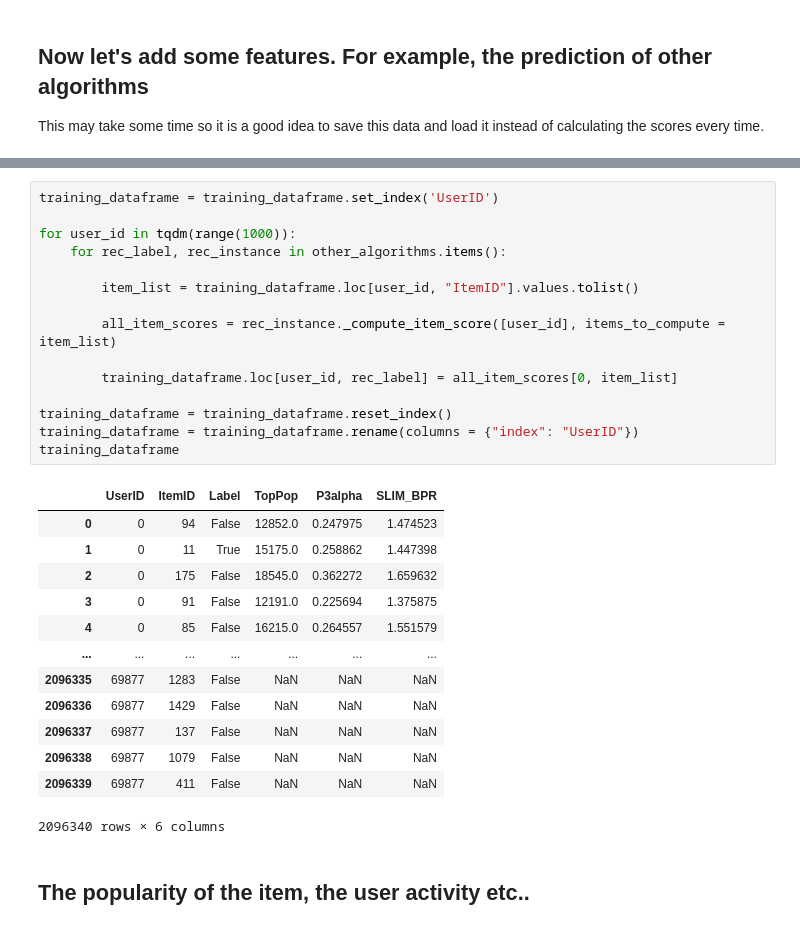
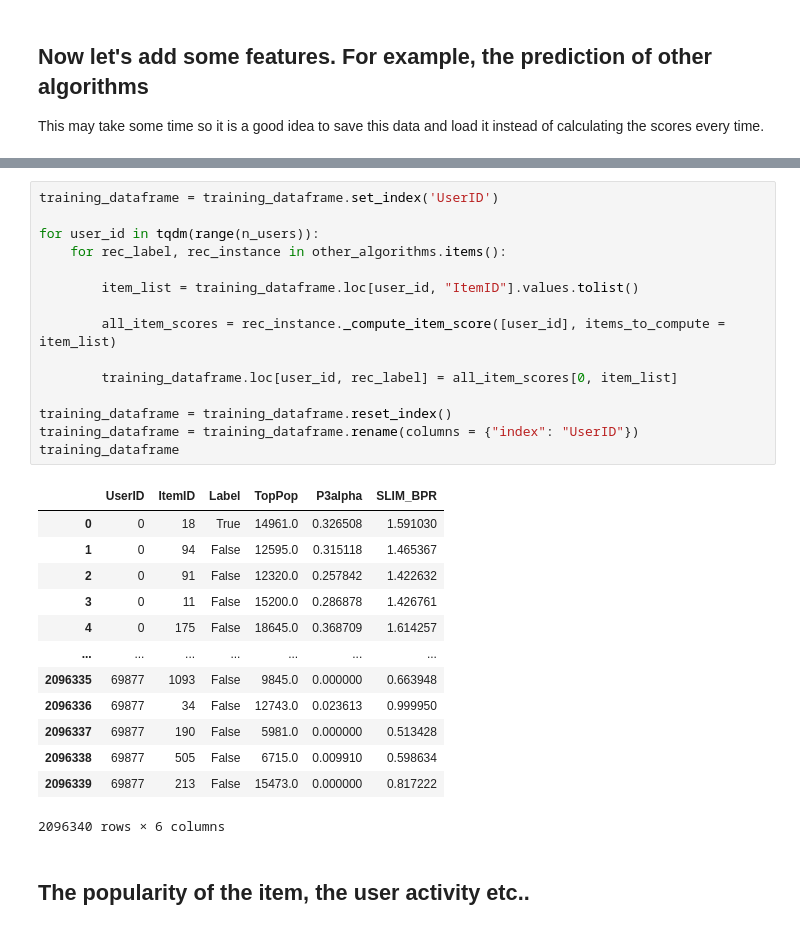
Before and after one commit to MaurizioFD/RecSys_Course_AT_PoliMi, a Jupyter notebook: Practice extra 8 - XGBoost basics.ipynb, the cells around one changed output, grey strips where cells are left out. Drawn from its saved outputs; the diff is of its cells as text.

```diff
--- a/Practice extra 8 - XGBoost basics.ipynb
+++ b/Practice extra 8 - XGBoost basics.ipynb
@@ -394,31 +394,31 @@ Deallocating Cython objects
 # %%
 training_dataframe = training_dataframe.set_index('UserID')
 
-for user_id in tqdm(range(1000)):
+for user_id in tqdm(range(n_users)):
     for rec_label, rec_instance in other_algorithms.items():
 
         item_list = training_dataframe.loc[user_id, "ItemID"].values.tolist()
 
         all_item_scores = rec_instance._compute_item_score([user_id], items_to_compute = item_list)
 
         training_dataframe.loc[user_id, rec_label] = all_item_scores[0, item_list]
 
 training_dataframe = training_dataframe.reset_index()
 training_dataframe = training_dataframe.rename(columns = {"index": "UserID"})
 training_dataframe
 # %% [output]
 |  | UserID | ItemID | Label | TopPop | P3alpha | SLIM_BPR |
-| 0 | 0 | 94 | False | 12852.0 | 0.247975 | 1.474523 |
-| 1 | 0 | 11 | True | 15175.0 | 0.258862 | 1.447398 |
-| 2 | 0 | 175 | False | 18545.0 | 0.362272 | 1.659632 |
-| 3 | 0 | 91 | False | 12191.0 | 0.225694 | 1.375875 |
-| 4 | 0 | 85 | False | 16215.0 | 0.264557 | 1.551579 |
+| 0 | 0 | 18 | True | 14961.0 | 0.326508 | 1.591030 |
+| 1 | 0 | 94 | False | 12595.0 | 0.315118 | 1.465367 |
+| 2 | 0 | 91 | False | 12320.0 | 0.257842 | 1.422632 |
+| 3 | 0 | 11 | False | 15200.0 | 0.286878 | 1.426761 |
+| 4 | 0 | 175 | False | 18645.0 | 0.368709 | 1.614257 |
 | ... | ... | ... | ... | ... | ... | ... |
-| 2096335 | 69877 | 1283 | False | NaN | NaN | NaN |
-| 2096336 | 69877 | 1429 | False | NaN | NaN | NaN |
-| 2096337 | 69877 | 137 | False | NaN | NaN | NaN |
-| 2096338 | 69877 | 1079 | False | NaN | NaN | NaN |
-| 2096339 | 69877 | 411 | False | NaN | NaN | NaN |
+| 2096335 | 69877 | 1093 | False | 9845.0 | 0.000000 | 0.663948 |
+| 2096336 | 69877 | 34 | False | 12743.0 | 0.023613 | 0.999950 |
+| 2096337 | 69877 | 190 | False | 5981.0 | 0.000000 | 0.513428 |
+| 2096338 | 69877 | 505 | False | 6715.0 | 0.009910 | 0.598634 |
+| 2096339 | 69877 | 213 | False | 15473.0 | 0.000000 | 0.817222 |
 2096340 rows × 6 columns
 # %% [markdown]
 ## The popularity of the item, the user activity etc..
```
Also changed, not shown: parts of 21 cells of this notebook.
